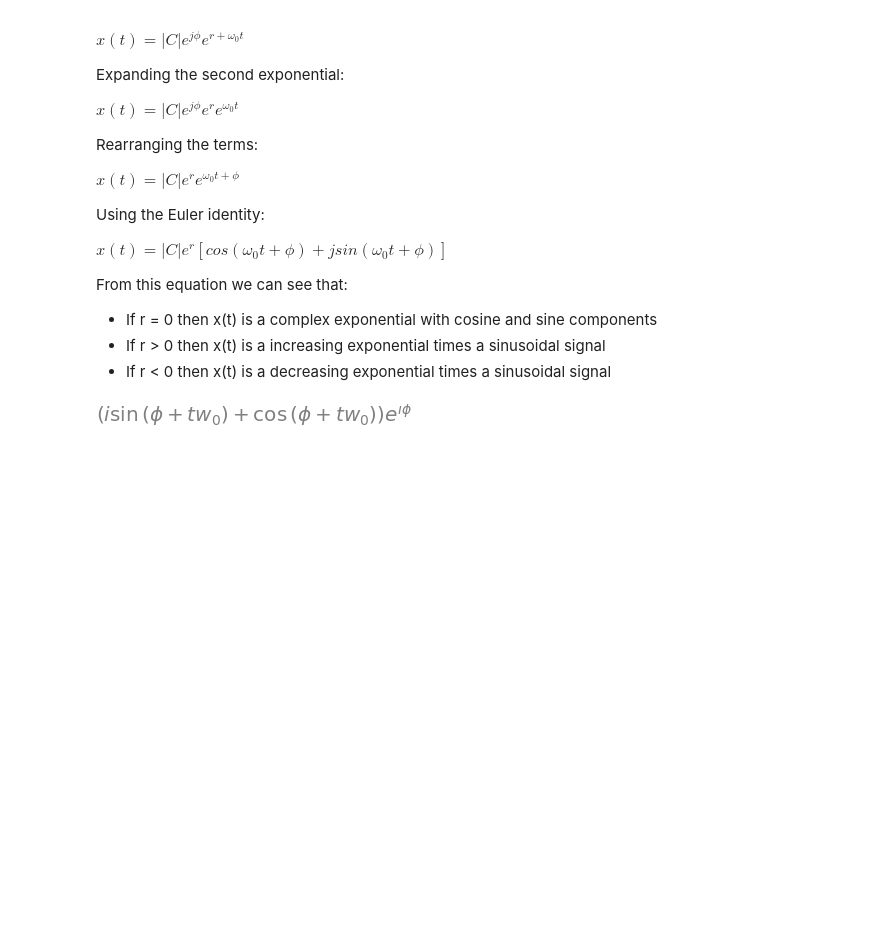
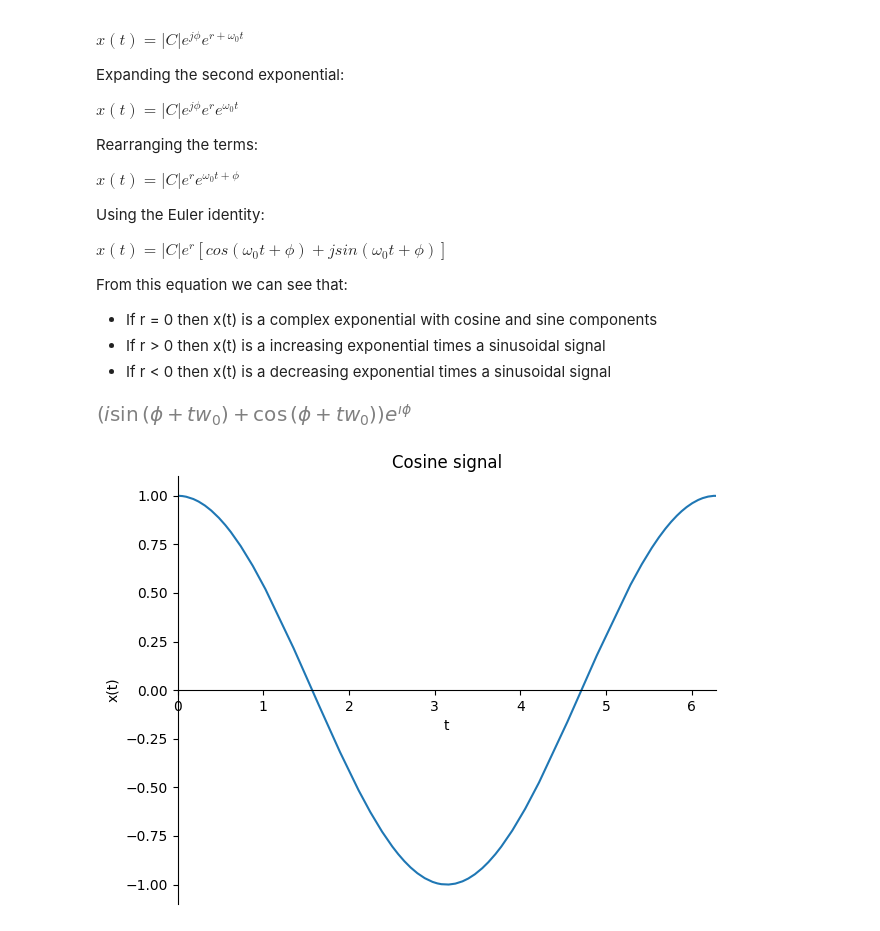
Before and after one commit to zjukd00m/SignalsAndSystems, a Jupyter notebook: Introduction/labs-01-exponentials.ipynb, the cells around one changed output. Saved outputs shown, nothing was run; the diff lists cells and outputs as text; code cells hidden in the pictures; blank space fills up the shorter version.

Commit message:
General complex exponential functions and linear functions

```diff
--- a/Introduction/labs-01-exponentials.ipynb
+++ b/Introduction/labs-01-exponentials.ipynb
@@ -253,0 +252,18 @@ gen_complex_exp
+# %%
+# When r = 0, the exponential equals 1 and we get a cosine and sine signals that oscillates
+
+complex_exp_oscillation = gen_complex_exp.subs([
+    (r, 0),
+    (phi, 0),
+    (w0, 1)
+])
+
+_ = sp.plot(
+    sp.re(complex_exp_oscillation),
+    title="Cosine signal",
+    xlabel="t",
+    ylabel="x(t)",
+    xlim=(0, 2*math.pi)
+)
+# %% [output]
+[figure, added]
```
Also changed, not shown: parts of 7 cells of this notebook, 1 other file.
